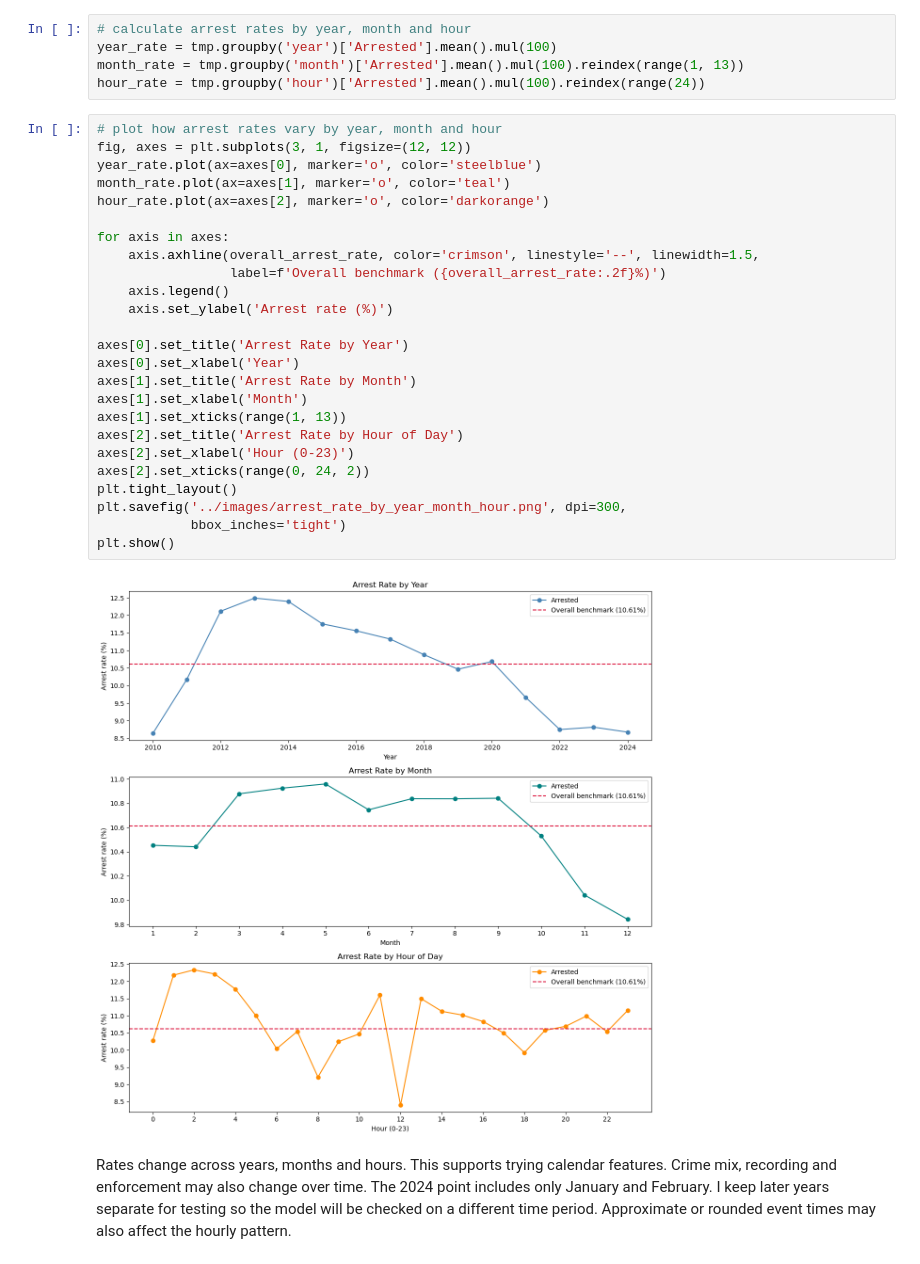
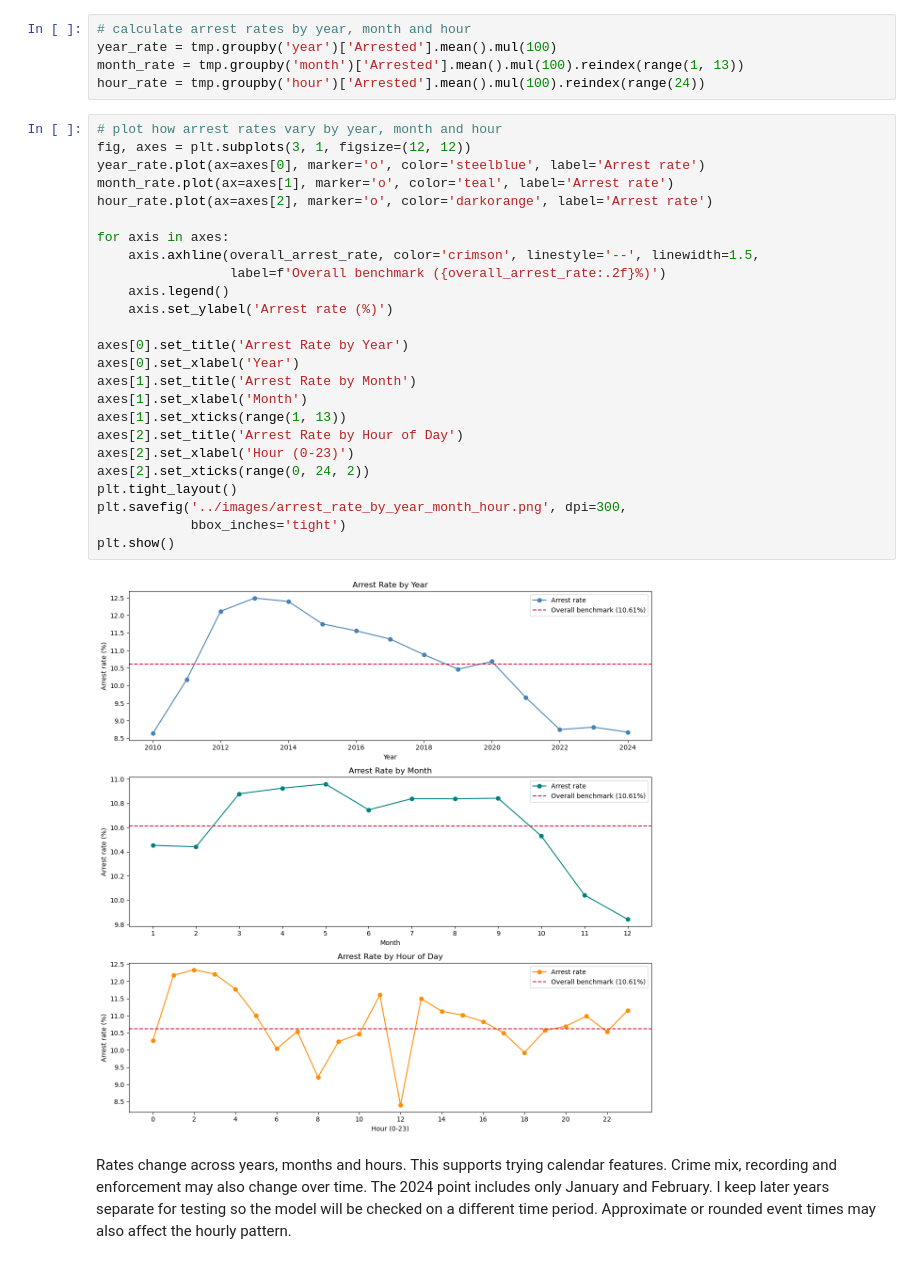
Before and after one commit to RayFuller/la_crime_capstone, a Jupyter notebook: notebooks/02_eda.ipynb, the cells around one changed output. Drawn from its saved outputs; the diff is of its cells as text.

```diff
--- a/notebooks/02_eda.ipynb
+++ b/notebooks/02_eda.ipynb
@@ -232,30 +232,30 @@ hour_rate = tmp.groupby('hour')['Arrested'].mean().mul(100).reindex(range(24))
 # %%
 # plot how arrest rates vary by year, month and hour
 fig, axes = plt.subplots(3, 1, figsize=(12, 12))
-year_rate.plot(ax=axes[0], marker='o', color='steelblue')
-month_rate.plot(ax=axes[1], marker='o', color='teal')
-hour_rate.plot(ax=axes[2], marker='o', color='darkorange')
+year_rate.plot(ax=axes[0], marker='o', color='steelblue', label='Arrest rate')
+month_rate.plot(ax=axes[1], marker='o', color='teal', label='Arrest rate')
+hour_rate.plot(ax=axes[2], marker='o', color='darkorange', label='Arrest rate')
 
 for axis in axes:
     axis.axhline(overall_arrest_rate, color='crimson', linestyle='--', linewidth=1.5,
                  label=f'Overall benchmark ({overall_arrest_rate:.2f}%)')
     axis.legend()
     axis.set_ylabel('Arrest rate (%)')
 
 axes[0].set_title('Arrest Rate by Year')
 axes[0].set_xlabel('Year')
 axes[1].set_title('Arrest Rate by Month')
 axes[1].set_xlabel('Month')
 axes[1].set_xticks(range(1, 13))
 axes[2].set_title('Arrest Rate by Hour of Day')
 axes[2].set_xlabel('Hour (0-23)')
 axes[2].set_xticks(range(0, 24, 2))
 plt.tight_layout()
 plt.savefig('../images/arrest_rate_by_year_month_hour.png', dpi=300,
             bbox_inches='tight')
 plt.show()
 # %% [output]
-[figure, old version]
+[figure, new version]
 # %% [markdown]
 Rates change across years, months and hours. This supports trying calendar features. Crime mix, recording and enforcement may also change over time. The 2024 point includes only January and February. I keep later years separate for testing so the model will be checked on a different time period. Approximate or rounded event times may also affect the hourly pattern.
 # %% [markdown]
```
Also changed, not shown: parts of 6 cells of this notebook, 8 other files.
